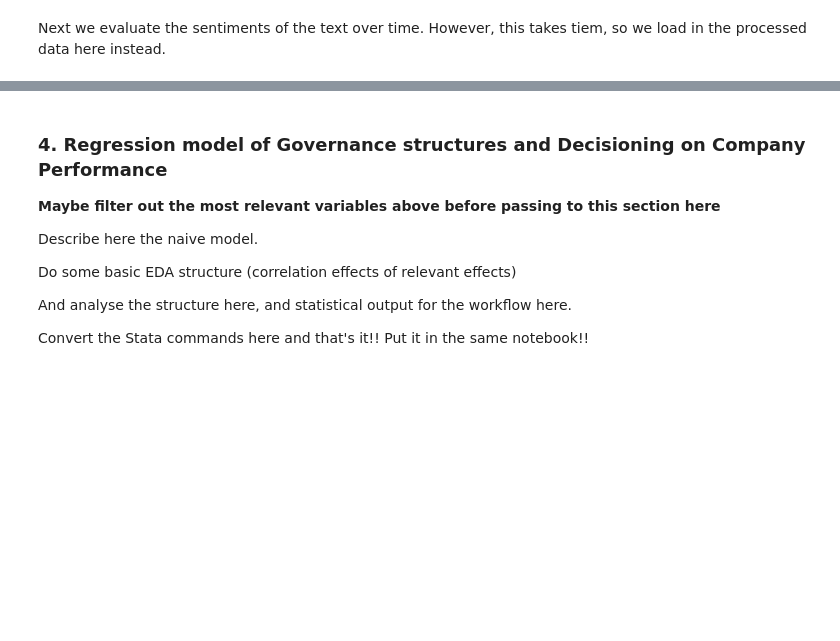
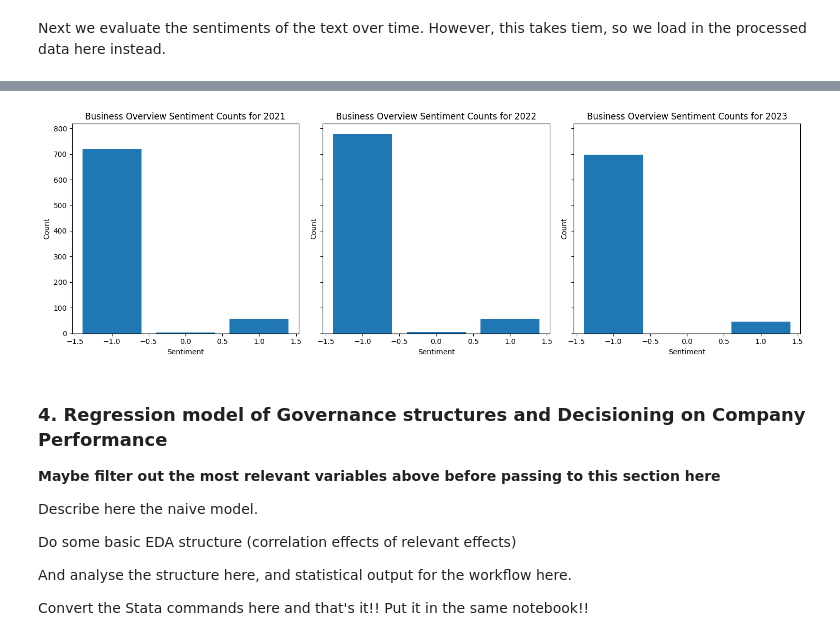
Before and after one commit to PeterHuGC/Imperial_Dissertation_Research, a Jupyter notebook: 5.Final_report_story_telling/EDA_analysis_workflow_planning_implementation.ipynb, the cells around one changed output, grey strips where cells are left out. Saved outputs shown, nothing was run; the diff lists cells and outputs as text; code cells hidden in the pictures; blank space fills up the shorter version.

```diff
--- a/5.Final_report_story_telling/EDA_analysis_workflow_planning_implementation.ipynb
+++ b/5.Final_report_story_telling/EDA_analysis_workflow_planning_implementation.ipynb
@@ -242,3 +262,7 @@ Next we evaluate the sentiments of the text over time. However, this takes tiem,
+# %%
+ta.plot_annual_report_sentiments(sec_10k_df, 'business_overview_sentiment', [2021, 2022, 2023] )
+# %% [output]
+[figure, added]
 # %% [markdown]
 ### 4. Regression model of Governance structures and Decisioning on Company Performance
 
```
Also changed, not shown: parts of 7 cells of this notebook, 1 other file.
